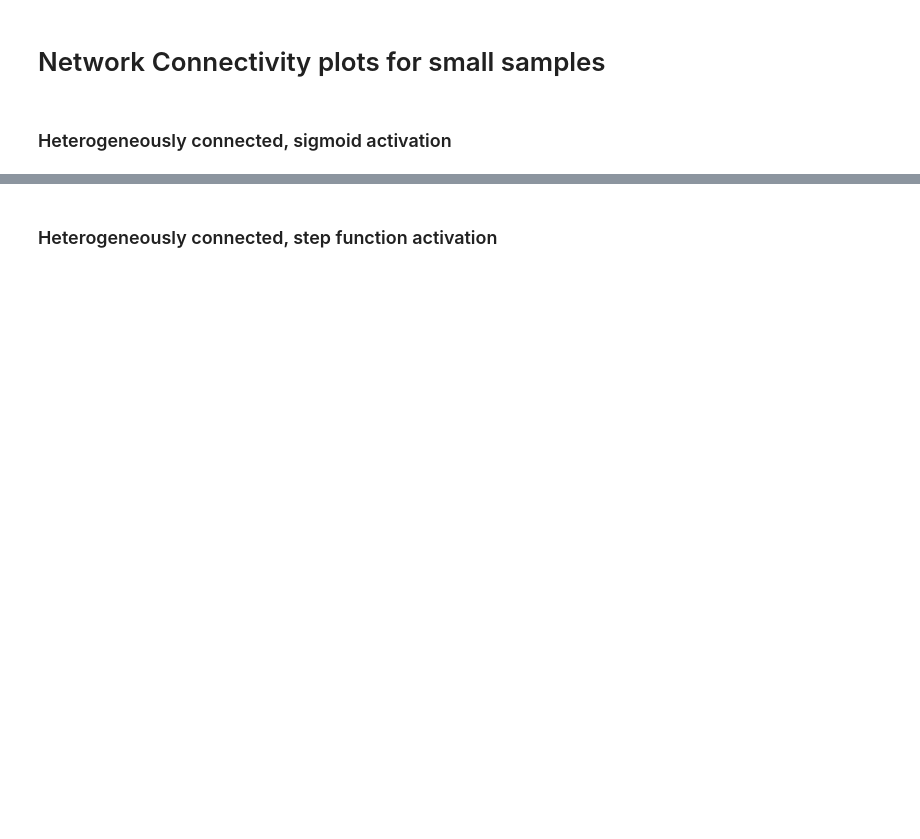
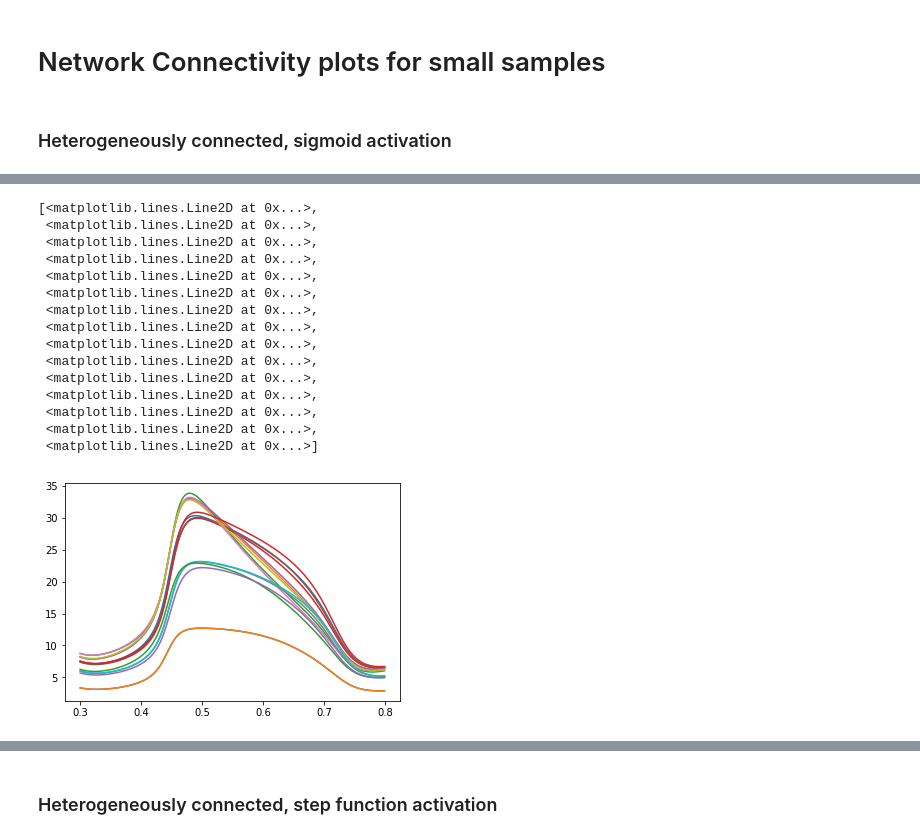
Before and after one commit to mbibireata/Networks, a Jupyter notebook: Rhythmogenesis.ipynb, the cells around one changed output, grey strips where cells are left out. Drawn from its saved outputs; the diff is of its cells as text; code cells hidden in the pictures; blank space fills up the shorter version.

```diff
--- a/Rhythmogenesis.ipynb
+++ b/Rhythmogenesis.ipynb
@@ -1116 +1125,20 @@ Text(0, 0.5, 'V')
+# %%
+plot(T[300:800], V[300:800])
+# %% [output]
+[<matplotlib.lines.Line2D at 0x...>,
+ <matplotlib.lines.Line2D at 0x...>,
+ <matplotlib.lines.Line2D at 0x...>,
+ <matplotlib.lines.Line2D at 0x...>,
+ <matplotlib.lines.Line2D at 0x...>,
+ <matplotlib.lines.Line2D at 0x...>,
+ <matplotlib.lines.Line2D at 0x...>,
+ <matplotlib.lines.Line2D at 0x...>,
+ <matplotlib.lines.Line2D at 0x...>,
+ <matplotlib.lines.Line2D at 0x...>,
+ <matplotlib.lines.Line2D at 0x...>,
+ <matplotlib.lines.Line2D at 0x...>,
+ <matplotlib.lines.Line2D at 0x...>,
+ <matplotlib.lines.Line2D at 0x...>,
+ <matplotlib.lines.Line2D at 0x...>]
+[figure, added]
 # %%
```
Also changed, not shown: parts of 9 cells of this notebook.
